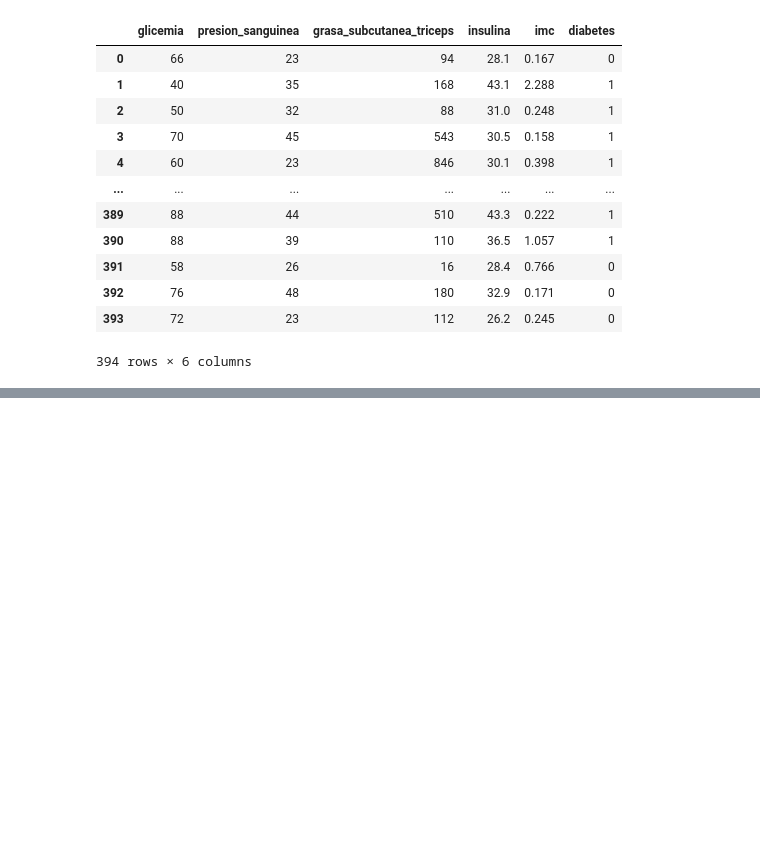
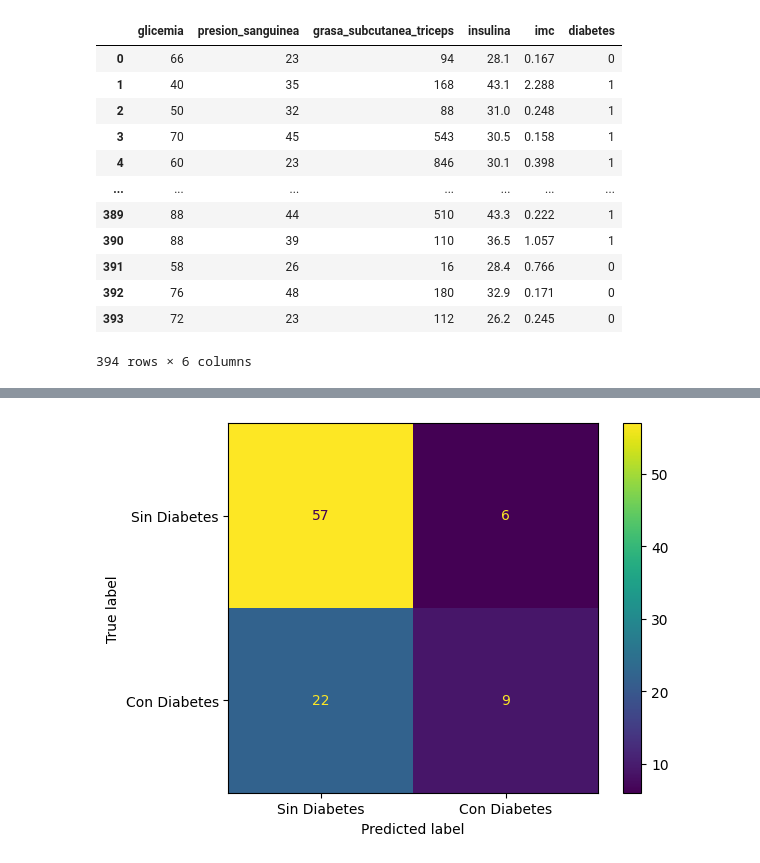
Before and after one commit to DanielRaiicHu/clasificacion_validacion_y_metricas, a Jupyter notebook: Clasificacion_validacion_y_metricas.ipynb, the cells around one changed output, grey strips where cells are left out. Drawn from its saved outputs; the diff is of its cells as text; code cells hidden in the pictures; blank space fills up the shorter version.

```diff
--- a/Clasificacion_validacion_y_metricas.ipynb
+++ b/Clasificacion_validacion_y_metricas.ipynb
@@ -456,0 +532,10 @@ datos_desafio
+# %%
+# Matriz de Confusión - Modelo Forest
+visualizacion_forest_desafio = ConfusionMatrixDisplay(
+    confusion_matrix=matriz_confusion_forest_desafio,
+    display_labels=['Sin Diabetes', 'Con Diabetes']  # Etiquetas para las clases 0 y 1
+)
+
+visualizacion_forest_desafio.plot();
+# %% [output]
+[figure, added]
```
Also changed, not shown: parts of 14 cells of this notebook.
